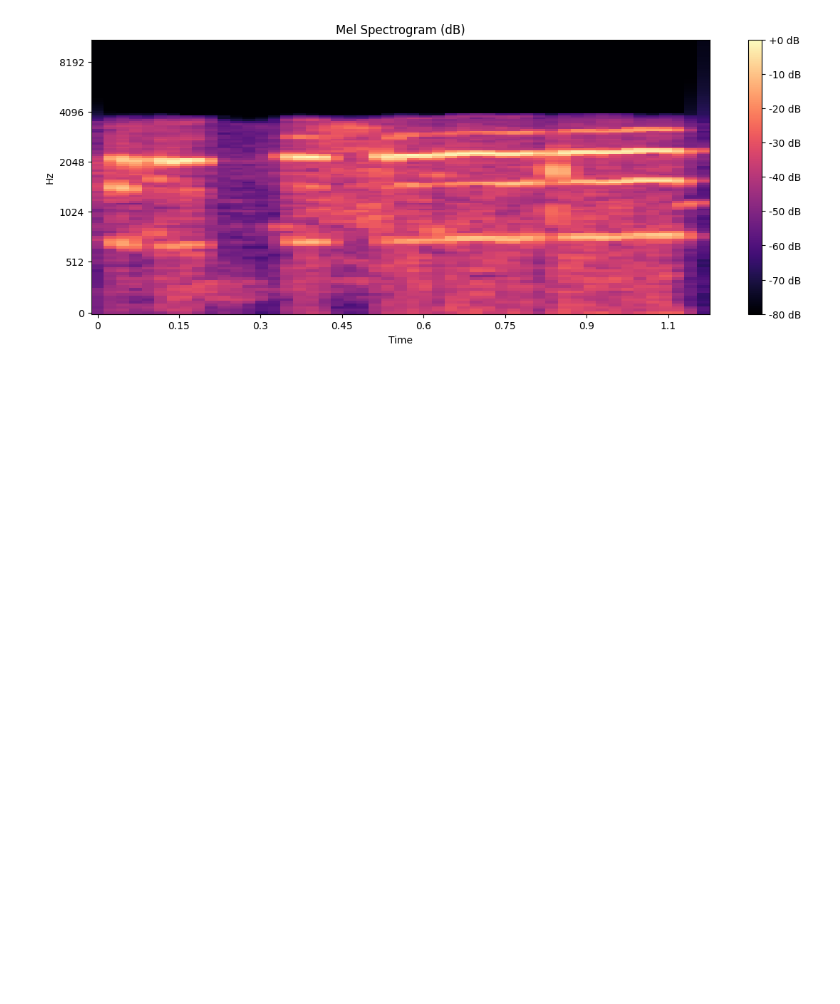
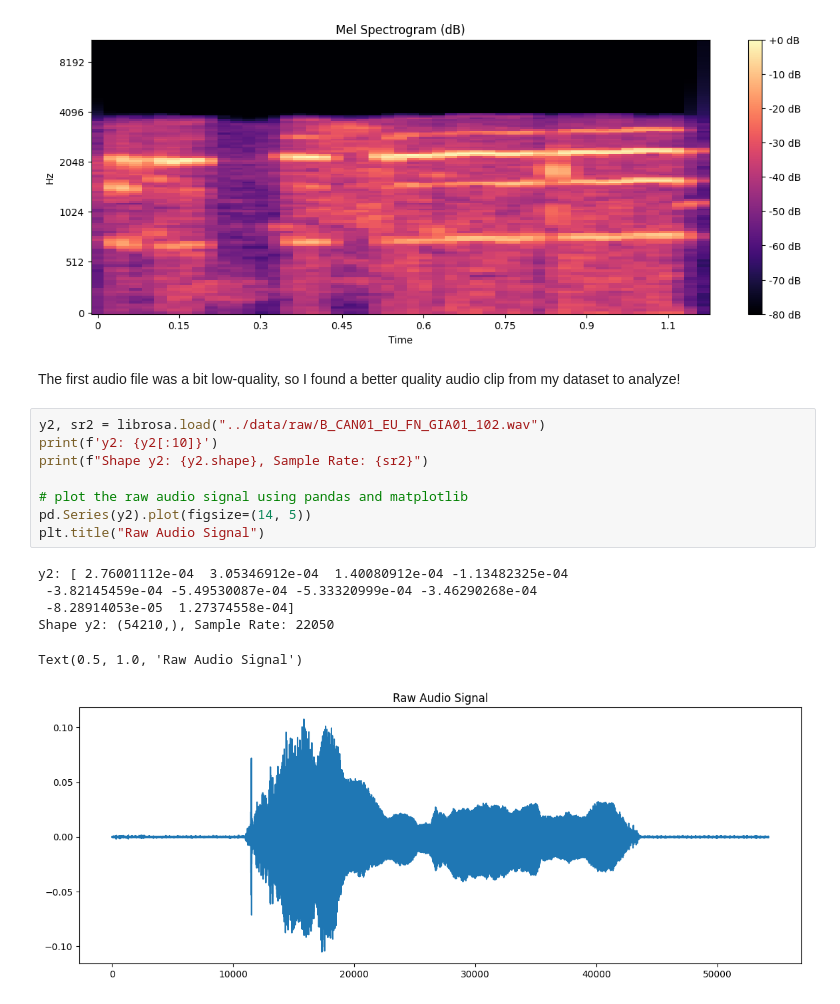
Before and after one commit to average-sushi-roll/cat-meow-classifier, a Jupyter notebook: notebooks/eda.ipynb, the cells around one changed output. Saved outputs shown, nothing was run; the diff lists cells and outputs as text; blank space fills up the shorter version.

Commit message:
analyzed a higher quality audio clip

```diff
--- a/notebooks/eda.ipynb
+++ b/notebooks/eda.ipynb
@@ -97,3 +97,20 @@ plt.title("Mel Spectrogram (dB)")
 # %% [output]
 Text(0.5, 1.0, 'Mel Spectrogram (dB)')
 [figure]
+# %% [markdown]
+The first audio file was a bit low-quality, so I found a better quality audio clip from my dataset to analyze!
+# %%
+y2, sr2 = librosa.load("../data/raw/B_CAN01_EU_FN_GIA01_102.wav")
+print(f'y2: {y2[:10]}')
+print(f"Shape y2: {y2.shape}, Sample Rate: {sr2}")
+
+# plot the raw audio signal using pandas and matplotlib
+pd.Series(y2).plot(figsize=(14, 5))
+plt.title("Raw Audio Signal")
+# %% [output]
+y2: [ 2.76001112e-04  3.05346912e-04  1.40080912e-04 -1.13482325e-04
+ -3.82145459e-04 -5.49530087e-04 -5.33320999e-04 -3.46290268e-04
+ -8.28914053e-05  1.27374558e-04]
+Shape y2: (54210,), Sample Rate: 22050
+Text(0.5, 1.0, 'Raw Audio Signal')
+[figure, added]
```
Also changed, not shown: parts of 4 cells of this notebook.
